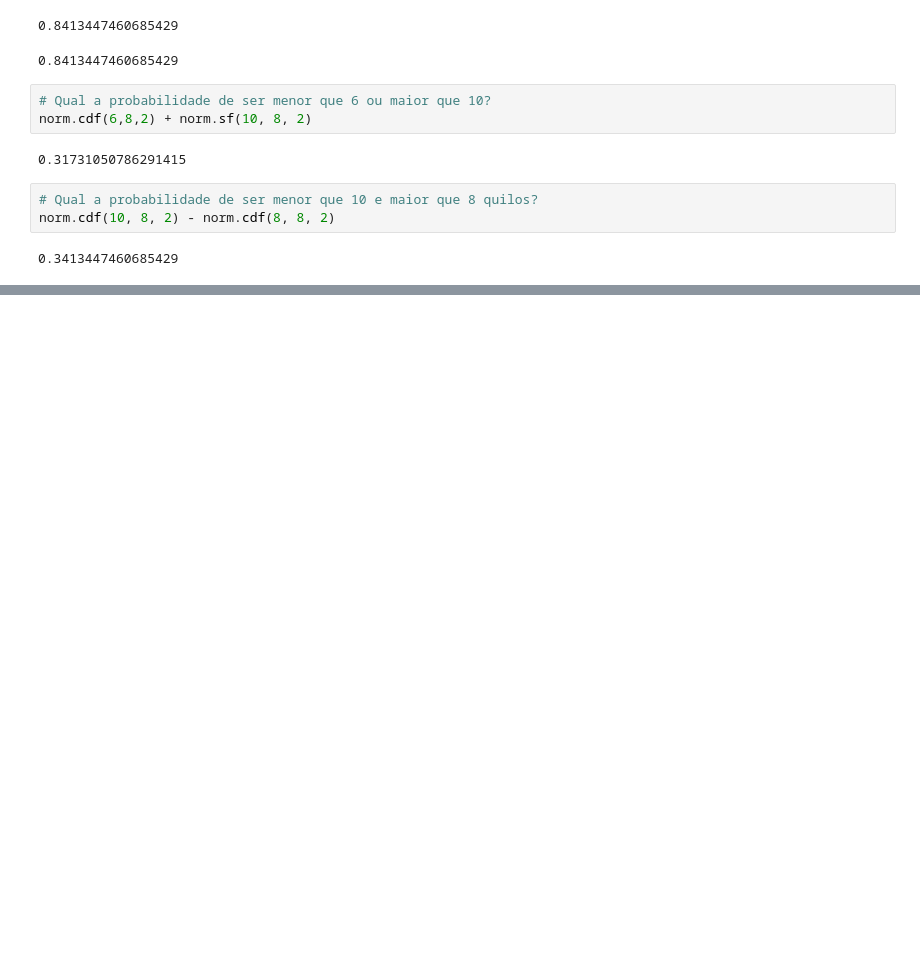
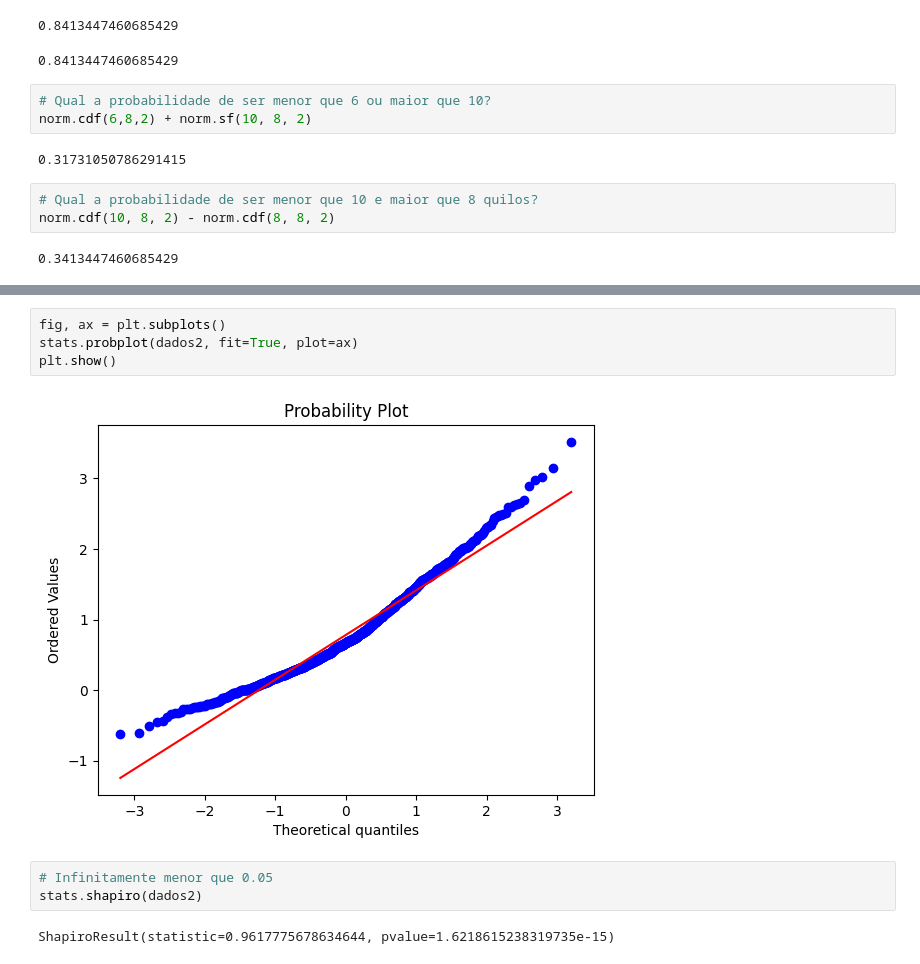
Before and after one commit to RexynyN/data-science, a Jupyter notebook: Course/16.Stats1.ipynb, the cells around one changed output, grey strips where cells are left out. Cells and saved outputs as stored; diff of their text form; blank space fills up the shorter version.

```diff
--- a/Course/16.Stats1.ipynb
+++ b/Course/16.Stats1.ipynb
@@ -231,0 +290,11 @@ norm.cdf(10, 8, 2) - norm.cdf(8, 8, 2)
+# %%
+fig, ax = plt.subplots()
+stats.probplot(dados2, fit=True, plot=ax)
+plt.show()
+# %% [output]
+[figure, added]
+# %%
+# Infinitamente menor que 0.05
+stats.shapiro(dados2)
+# %% [output]
+ShapiroResult(statistic=0.9617775678634644, pvalue=1.6218615238319735e-15)
```
Also changed, not shown: parts of 7 cells of this notebook, 10 other files.
